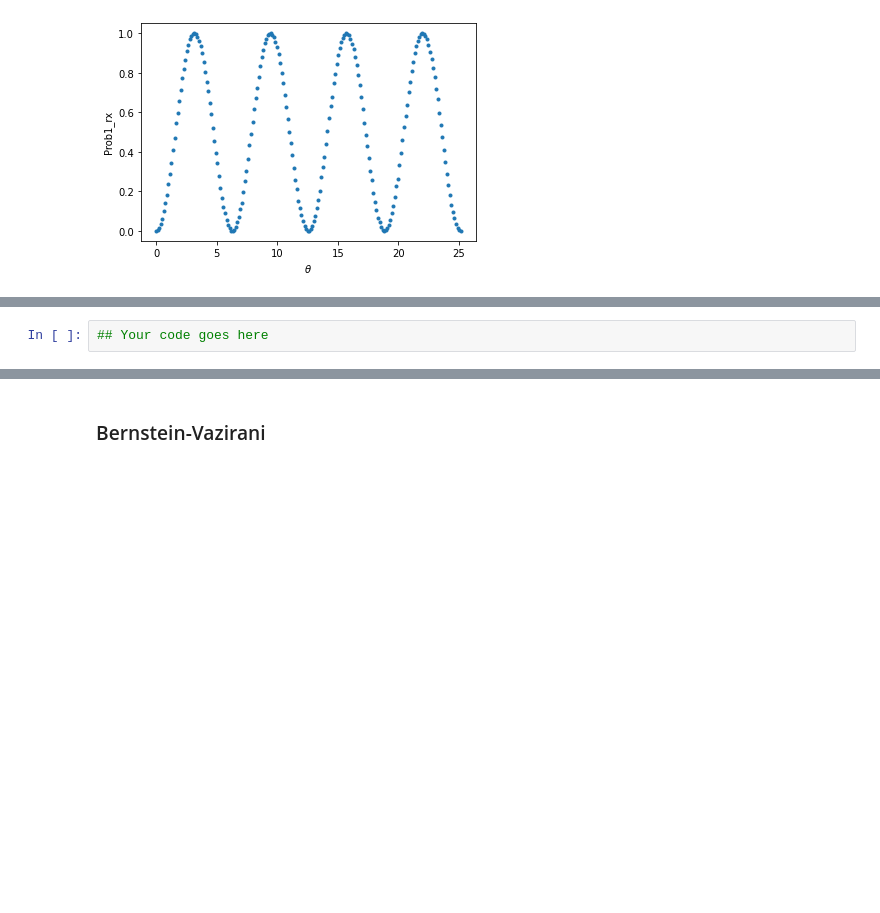
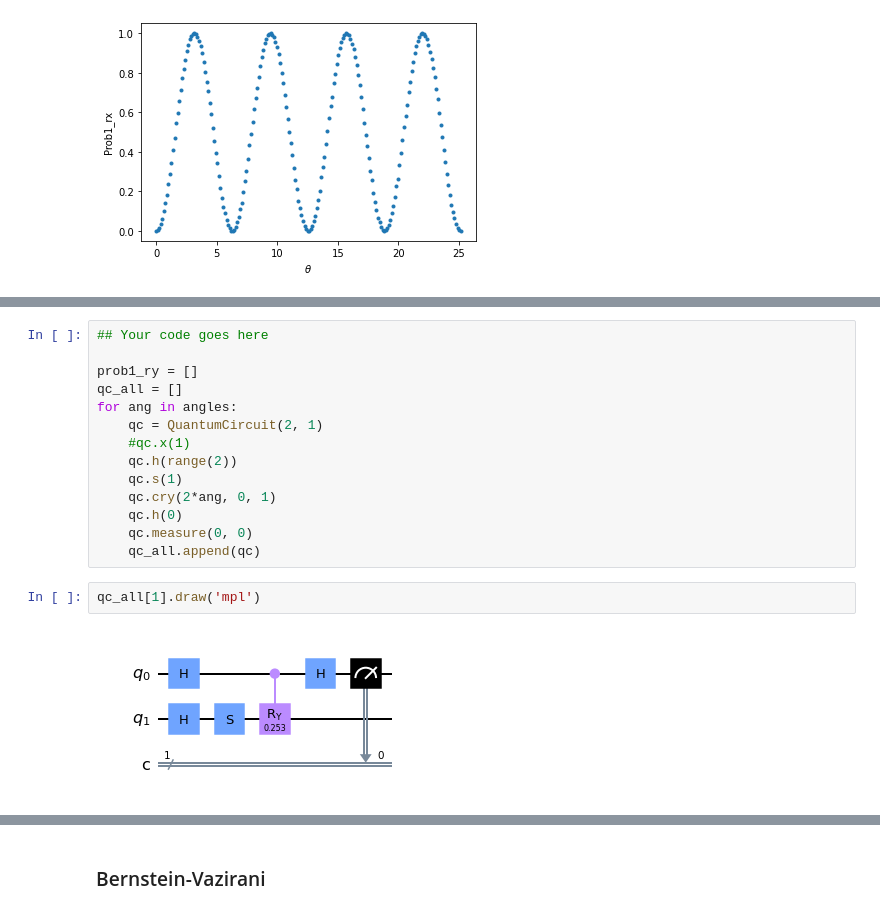
Before and after one commit to IBM-Quantum-Technical-Enablement/yonsei-2022, a Jupyter notebook: Day-1/Basic-circuit-construction.ipynb, the cells around one changed output, grey strips where cells are left out. Saved outputs shown, nothing was run; the diff lists cells and outputs as text; blank space fills up the shorter version.

```diff
--- a/Day-1/Basic-circuit-construction.ipynb
+++ b/Day-1/Basic-circuit-construction.ipynb
@@ -406,2 +406,18 @@ ax.set_ylabel('Prob1_rx');
 # %%
 ## Your code goes here
+
+prob1_ry = []
+qc_all = []
+for ang in angles:
+    qc = QuantumCircuit(2, 1)
+    #qc.x(1)
+    qc.h(range(2))
+    qc.s(1)
+    qc.cry(2*ang, 0, 1)
+    qc.h(0)
+    qc.measure(0, 0)
+    qc_all.append(qc)
+# %%
+qc_all[1].draw('mpl')
+# %% [output]
+[figure, added]
```
Also changed, not shown: parts of 26 cells of this notebook, 3 other files.
